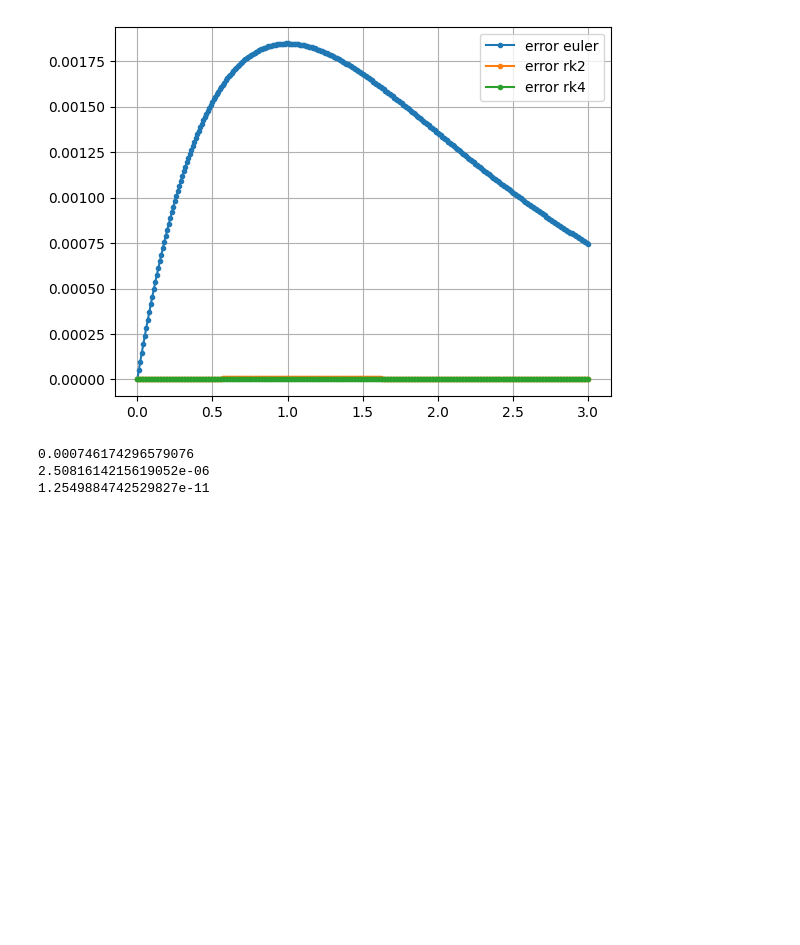
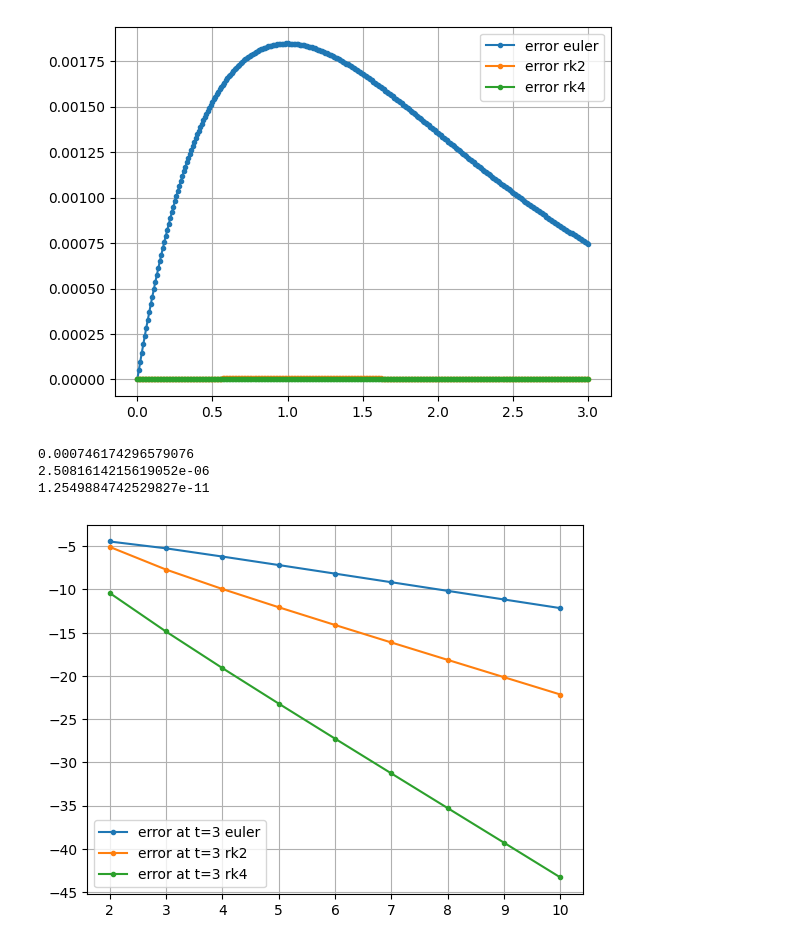
Before and after one commit to IDAnton/OFA, a Jupyter notebook: 6.ipynb, the cells around one changed output. Saved outputs shown, nothing was run; the diff lists cells and outputs as text; code cells hidden in the pictures; blank space fills up the shorter version.

```diff
--- a/6.ipynb
+++ b/6.ipynb
@@ -92,19 +93,20 @@ print(np.abs(x_solution-x2)[-1])
 # %%
 x_sol = x_solution[-1]
 n_array = np.array([2**i for i in range(2, 11)])
 x_euler = np.zeros(n_array.shape)
 x_rk2 = np.zeros(n_array.shape)
 x_rk4 = np.zeros(n_array.shape)
 t0 = 0
 x0 = 1
-b = 3
 for i, n in enumerate(n_array):
     h = (b - t0) / n
     x_euler[i] = abs(euler(f, t0=t0, x0=x0, b=b, h=h, return_last=True) - x_sol)
     x_rk2[i] = abs(rk2(f, t0=t0, x0=x0, b=b, h=h, return_last=True) - x_sol)
     x_rk4[i] = abs(rk4(f, t0=t0, x0=x0, b=b, h=h, return_last=True) - x_sol)
 
 plt.plot(np.log2(n_array), np.log2(x_euler), marker = ".", label=f"error at t={b} euler")
 plt.plot(np.log2(n_array), np.log2(x_rk2), marker = ".", label=f"error at t={b} rk2")
 plt.plot(np.log2(n_array), np.log2(x_rk4), marker = ".", label=f"error at t={b} rk4")
 plt_show()
+# %% [output]
+[figure, added]
```
Also changed, not shown: parts of 1 cell of this notebook, 1 other file.
